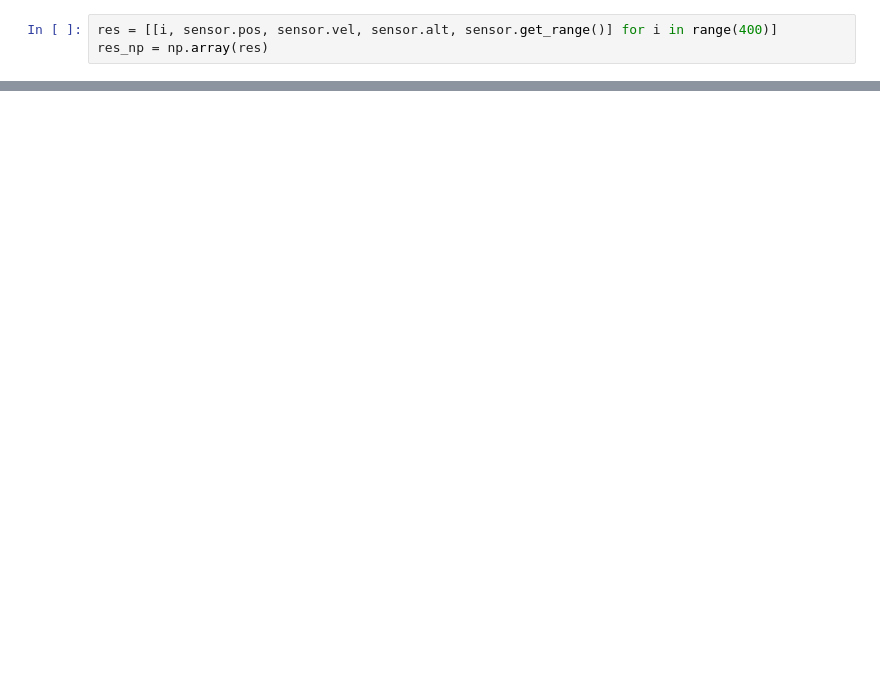
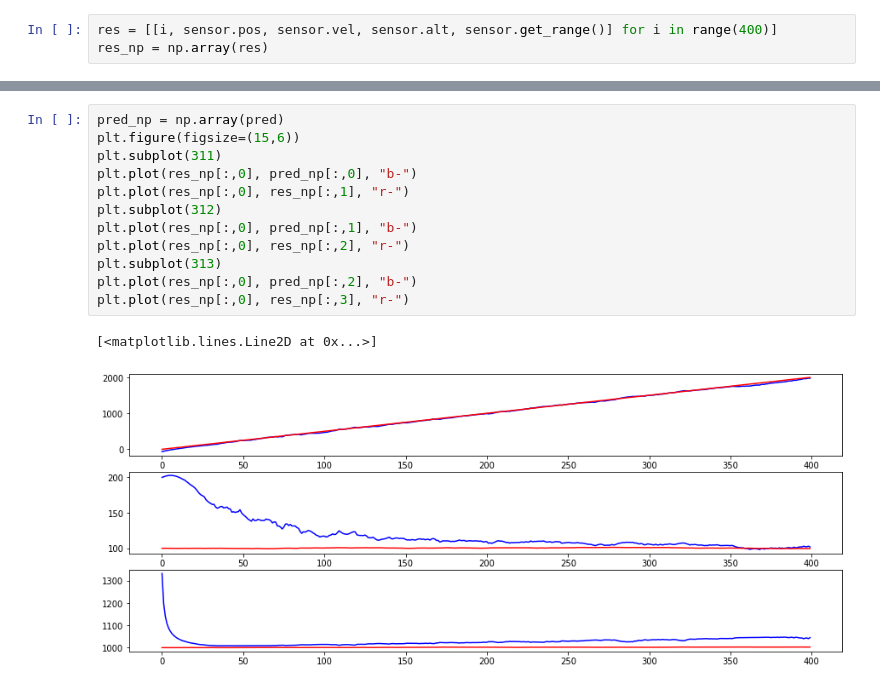
Before and after one commit to viperyl/Notes, a Jupyter notebook: ARS/Kalman/EKF.ipynb, the cells around one changed output, grey strips where cells are left out. Cells and saved outputs as stored; diff of their text form; blank space fills up the shorter version.

```diff
--- a/ARS/Kalman/EKF.ipynb
+++ b/ARS/Kalman/EKF.ipynb
@@ -87,0 +88,15 @@ plt.plot(res_np[:,0], pred_np[:,2], "b-")
+# %%
+pred_np = np.array(pred)
+plt.figure(figsize=(15,6))
+plt.subplot(311)
+plt.plot(res_np[:,0], pred_np[:,0], "b-")
+plt.plot(res_np[:,0], res_np[:,1], "r-")
+plt.subplot(312)
+plt.plot(res_np[:,0], pred_np[:,1], "b-")
+plt.plot(res_np[:,0], res_np[:,2], "r-")
+plt.subplot(313)
+plt.plot(res_np[:,0], pred_np[:,2], "b-")
+plt.plot(res_np[:,0], res_np[:,3], "r-")
+# %% [output]
+[<matplotlib.lines.Line2D at 0x...>]
+[figure, added]
```
Also changed, not shown: parts of 5 cells of this notebook, 1 other file.
